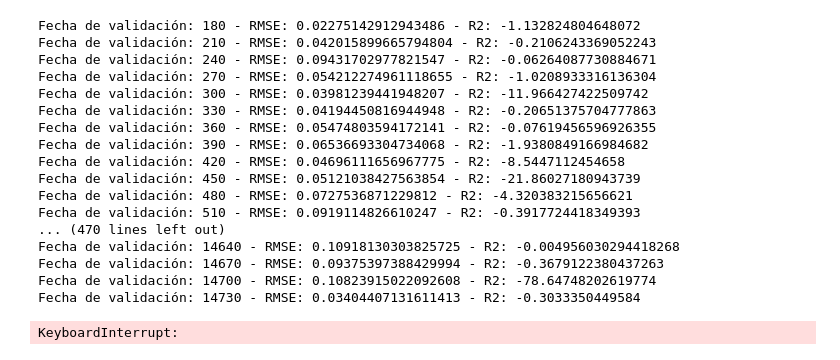
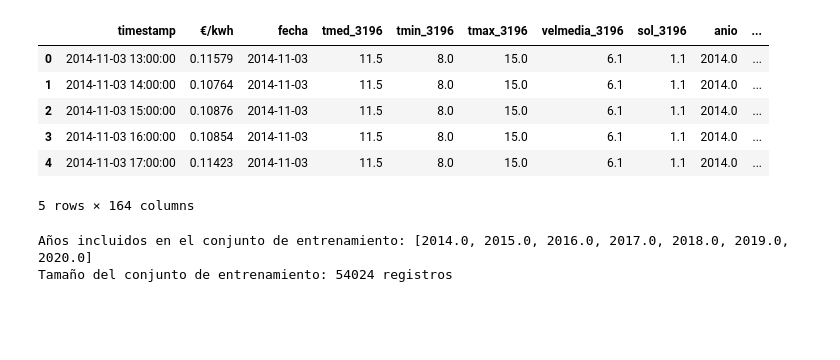
Before and after one commit to jortrux/Proyectos-SGBA1, a Jupyter notebook: Pruebas/Modelos/precio_peninsula/prediccion_xgboost.ipynb, the cells around one changed output. Drawn from its saved outputs; the diff is of its cells as text; code cells hidden in the pictures; blank space fills up the shorter version.

```diff
--- a/Pruebas/Modelos/precio_peninsula/prediccion_xgboost.ipynb
+++ b/Pruebas/Modelos/precio_peninsula/prediccion_xgboost.ipynb
@@ -28,3 +32,45 @@ df_precio.head()
+# %%
+# Eliminar todas las columnas que no contengan "temperatura" "viento" y "sol" en el nombre de la columna
+
+df_reducido = df.copy()
+lista_particulas_mantener = [
+    "tm",
+    "viento",
+    "sol",
+    "€/kwh",
+    "fecha",
+    "anio",
+    "mes",
+    "dia",
+    "dia_semana",
+    "estacion"]
+for column in df.columns:
+    if not any([particula in column for particula in lista_particulas_mantener]):
+        df_reducido.drop(column, axis=1, inplace=True)
+# %%
+df_reducido.head()
+# %% [output]
+|  | timestamp | €/kwh | fecha | tmed_3196 | tmin_3196 | tmax_3196 | velmedia_3196 | sol_3196 | anio | ... |
+| 0 | 2014-11-03 13:00:00 | 0.11579 | 2014-11-03 | 11.5 | 8.0 | 15.0 | 6.1 | 1.1 | 2014.0 | ... |
+| 1 | 2014-11-03 14:00:00 | 0.10764 | 2014-11-03 | 11.5 | 8.0 | 15.0 | 6.1 | 1.1 | 2014.0 | ... |
+| 2 | 2014-11-03 15:00:00 | 0.10876 | 2014-11-03 | 11.5 | 8.0 | 15.0 | 6.1 | 1.1 | 2014.0 | ... |
+| 3 | 2014-11-03 16:00:00 | 0.10854 | 2014-11-03 | 11.5 | 8.0 | 15.0 | 6.1 | 1.1 | 2014.0 | ... |
+| 4 | 2014-11-03 17:00:00 | 0.11423 | 2014-11-03 | 11.5 | 8.0 | 15.0 | 6.1 | 1.1 | 2014.0 | ... |
+5 rows × 164 columns
+# %%
+# Get the unique years and find the last year
+ultimo_anio = df_reducido['anio'].max()
+
+# Create a new dataframe excluding the last year
+df_entrenamiento = df_reducido[df_reducido['anio'] < ultimo_anio].copy()
+
+print(f"Años incluidos en el conjunto de entrenamiento: {sorted(df_entrenamiento['anio'].unique())}")
+print(f"Tamaño del conjunto de entrenamiento: {len(df_entrenamiento)} registros")
+
+df_validacion = df_reducido[df_reducido['anio'] == ultimo_anio].copy()
+# %% [output]
+Años incluidos en el conjunto de entrenamiento: [2014.0, 2015.0, 2016.0, 2017.0, 2018.0, 2019.0, 2020.0]
+Tamaño del conjunto de entrenamiento: 54024 registros
 # %%
 # Importar librerías necesarias
 import xgboost as xgb
@@ -98,22 +93,0 @@ def evaluate_timepoints(X, y, n_validation_days=3, step_size=30):
-# %%
-# Ejecutar evaluación
-resultados = evaluate_timepoints(X, y)
-# %% [output]
-Fecha de validación: 180 - RMSE: 0.02275142912943486 - R2: -1.132824804648072
-Fecha de validación: 210 - RMSE: 0.042015899665794804 - R2: -0.2106243369052243
-Fecha de validación: 240 - RMSE: 0.09431702977821547 - R2: -0.06264087730884671
-Fecha de validación: 270 - RMSE: 0.054212274961118655 - R2: -1.0208933316136304
-Fecha de validación: 300 - RMSE: 0.03981239441948207 - R2: -11.966427422509742
-Fecha de validación: 330 - RMSE: 0.04194450816944948 - R2: -0.20651375704777863
-Fecha de validación: 360 - RMSE: 0.05474803594172141 - R2: -0.07619456596926355
-Fecha de validación: 390 - RMSE: 0.06536693304734068 - R2: -1.9380849166984682
-Fecha de validación: 420 - RMSE: 0.04696111656967775 - R2: -8.5447112454658
-Fecha de validación: 450 - RMSE: 0.05121038427563854 - R2: -21.86027180943739
-Fecha de validación: 480 - RMSE: 0.0727536871229812 - R2: -4.320383215656621
-Fecha de validación: 510 - RMSE: 0.0919114826610247 - R2: -0.3917724418349393
-... (470 lines left out)
-Fecha de validación: 14640 - RMSE: 0.10918130303825725 - R2: -0.004956030294418268
-Fecha de validación: 14670 - RMSE: 0.09375397388429994 - R2: -0.3679122380437263
-Fecha de validación: 14700 - RMSE: 0.10823915022092608 - R2: -78.64748202619774
-Fecha de validación: 14730 - RMSE: 0.03404407131611413 - R2: -0.3033350449584
-KeyboardInterrupt:
```
Also changed, not shown: parts of 12 cells of this notebook, 5 other files.
